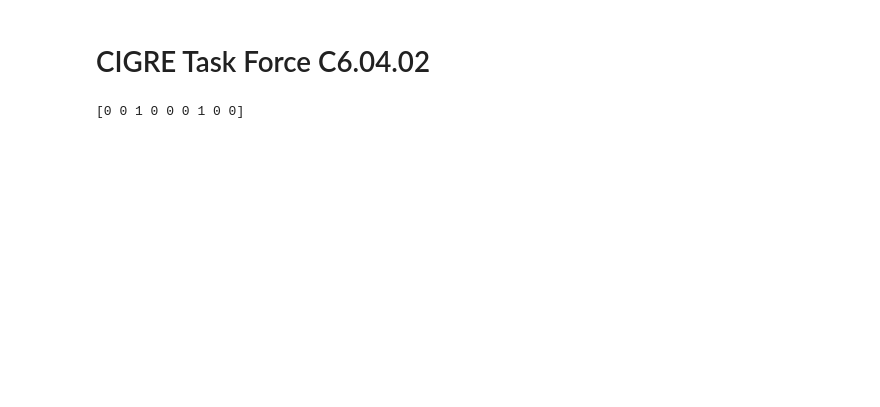
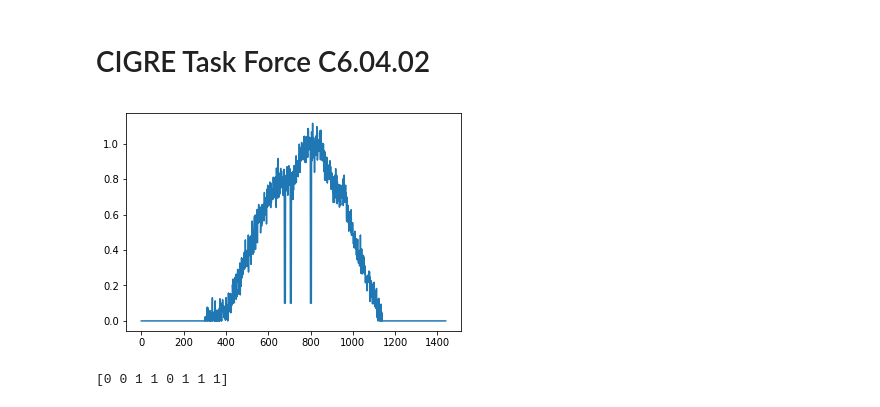
Before and after one commit to chaweewatp/norheastern_work_2, a Jupyter notebook: 8_test_system.ipynb, the cells around one changed output. Cells and saved outputs as stored; diff of their text form; code cells hidden in the pictures; blank space fills up the shorter version.

```diff
--- a/8_test_system.ipynb
+++ b/8_test_system.ipynb
@@ -196,3 +266,10 @@ scaling_for_load.shape=(1,24*60)
+# %%
+fig, ax = plt.subplots()
+
+ax.plot(range(len(scaling_for_solar[0])), scaling_for_solar[0])
+plt.show()
+# %% [output]
+[figure, added]
 # %%
 global upper_bus_accuracy, lower_bus_accuracy, upper_line_accuracy, lower_line_accuracy, upper_trafo_accuracy, lower_trafo_accuracy
 upper_bus_accuracy=1.03
@@ -204,26 +281,33 @@ lower_trafo_accuracy=0.97
 # %%
 list_bus_meas=[0,1,2,3,4,5,6,7,8,9,10,11,12,13,14]
 list_line_meas=[0,1,2,3,4,5,6,7,8,9,10,11,12,13,14]
-list_transfo_meas[0,1]
+list_transfo_meas=[0,1]
 df_measurement=pd.DataFrame()
 df_measurement['meas_type']=['v']*len(list_bus_meas)+['p','q','i']*len(list_line_meas)+['p','q','i']*len(list_transfo_meas)
 df_measurement['element_type']=['bus']*len(list_bus_meas)+['line','line','line']*len(list_line_meas)+['trafo','trafo','trafo']*len(list_transfo_meas)
 df_measurement['element']=[item for item in list_bus_meas]+[item for item in list_line_meas for x in range(3)]+[item for item in list_transfo_meas for x in range(3)]
 df_measurement['side']=['None']*len(list_bus_meas)+['from','from','from']*len(list_line_meas)+['to','to','to']*len(list_transfo_meas)
 p_mw=np.array([np.zeros(15)])
+
+
 net = pn.create_cigre_network_mv(with_der="pv_wind")
+zero_inject_bus= list(set(net.bus.index).difference(set(np.where(net.gen.p_mw!=0)[0]).union(set(net.load.bus)).union(net.ext_grid.bus).union(net.shunt.bus)))
 net.load.drop([0,8], axis=0, inplace=True)
 net.load.reset_index(drop=True, inplace=True)
+net.sgen.drop([8], axis=0, inplace=True)
+net.sgen.reset_index(drop=True, inplace=True)
 net.switch.closed=[True]*2+[True]*2+[True]*2+[True]*2
-pv_location=np.random.randint(2, size=9)
+pv_location=np.random.randint(2, size=8)
+
 print(pv_location)
 for scaling_solar, load_scaling in tqdm(zip(scaling_for_solar[0],scaling_for_load[0]), total=len(scaling_for_solar[0])):
     net.sgen.scaling=scaling_solar*pv_location
     net.load.scaling[:]=load_scaling
     pp.runpp(net)
     df_measurement, net = create_measurement_unit(df_measurement, net)
-    success = estimate(net, init="flat")
+    success = estimate(net, init="flat", zero_injection=zero_inject_bus)
+#     print(net.res_bus-net.res_bus_est)
     new_mw=np.array([[item for item in net.res_bus_est.p_mw[:]]])
     p_mw=np.concatenate((p_mw, new_mw), axis=0)
 # %% [output]
-[0 0 1 0 0 0 1 0 0]
+[0 0 1 1 0 1 1 1]
```
Also changed, not shown: parts of 44 cells of this notebook, 16 other files.
